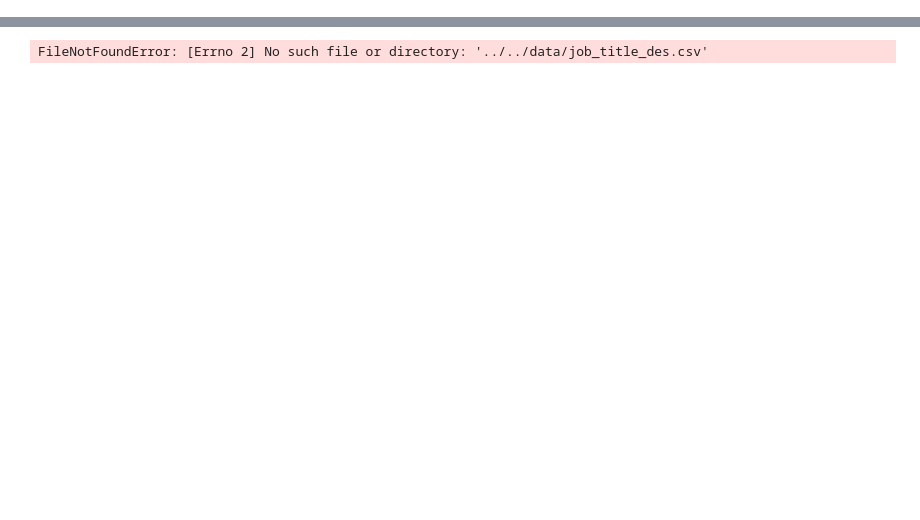
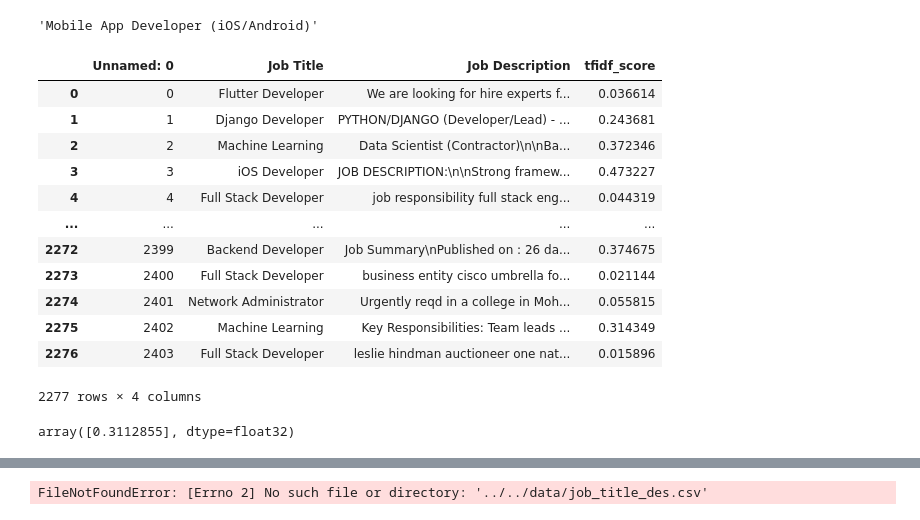
Before and after one commit to JonnyBeAverage/Jobable, a Jupyter notebook: jobable/ml_logic/test.ipynb, the cells around one changed output, grey strips where cells are left out. Cells and saved outputs as stored; diff of their text form; code cells hidden in the pictures; blank space fills up the shorter version.

```diff
--- a/jobable/ml_logic/test.ipynb
+++ b/jobable/ml_logic/test.ipynb
@@ -5,0 +14,39 @@ NameError: name 'fr' is not defined
+# %%
+job_df = load_data('../data/job_title_des.csv')
+resume_df = load_data('../data/gpt_dataset.csv')
+
+#select resume and job description instance from df
+test_job_instance = job_df.iloc[9, 2] #change first number to change resume instance (e.g [10,2] for the resume in index 10)
+
+test_resume_instance = resume_df.iloc[34,1] #change first number to change resume instance (e.g [10,1] for the resume in index 10)
+# test_resume_instance = resume_df[resume_df['Category']=='ENGINEERING'].iloc[5,1]
+
+#use category=engineering to get resumes with datascience keywords
+# test_resume_id = resume_df[resume_df['Resume_str']==test_resume_instance].iloc[0,0]
+
+#use data from gpt_dataset
+test_resume_id = resume_df[resume_df['Resume']==test_resume_instance].iloc[0,0]
+# %%
+test_resume_id
+# %% [output]
+'Mobile App Developer (iOS/Android)'
+# %%
+job_df
+# %% [output]
+|  | Unnamed: 0 | Job Title | Job Description | tfidf_score |
+| 0 | 0 | Flutter Developer | We are looking for hire experts f... | 0.036614 |
+| 1 | 1 | Django Developer | PYTHON/DJANGO (Developer/Lead) - ... | 0.243681 |
+| 2 | 2 | Machine Learning | Data Scientist (Contractor)\n\nBa... | 0.372346 |
+| 3 | 3 | iOS Developer | JOB DESCRIPTION:\n\nStrong framew... | 0.473227 |
+| 4 | 4 | Full Stack Developer | job responsibility full stack eng... | 0.044319 |
+| ... | ... | ... | ... | ... |
+| 2272 | 2399 | Backend Developer | Job Summary\nPublished on : 26 da... | 0.374675 |
+| 2273 | 2400 | Full Stack Developer | business entity cisco umbrella fo... | 0.021144 |
+| 2274 | 2401 | Network Administrator | Urgently reqd in a college in Moh... | 0.055815 |
+| 2275 | 2402 | Machine Learning | Key Responsibilities: Team leads ... | 0.314349 |
+| 2276 | 2403 | Full Stack Developer | leslie hindman auctioneer one nat... | 0.015896 |
+2277 rows × 4 columns
+# %%
+test_encoder_scoring(test_job_instance, test_resume_instance)
+# %% [output]
+array([0.3112855], dtype=float32)
```
Also changed, not shown: parts of 17 cells of this notebook, 2 other files.
